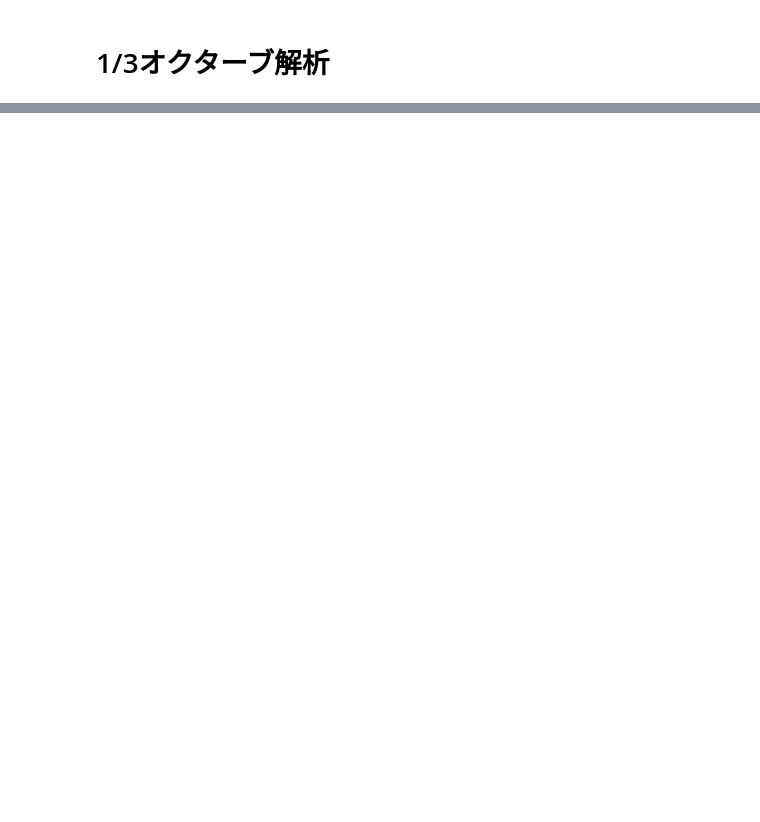
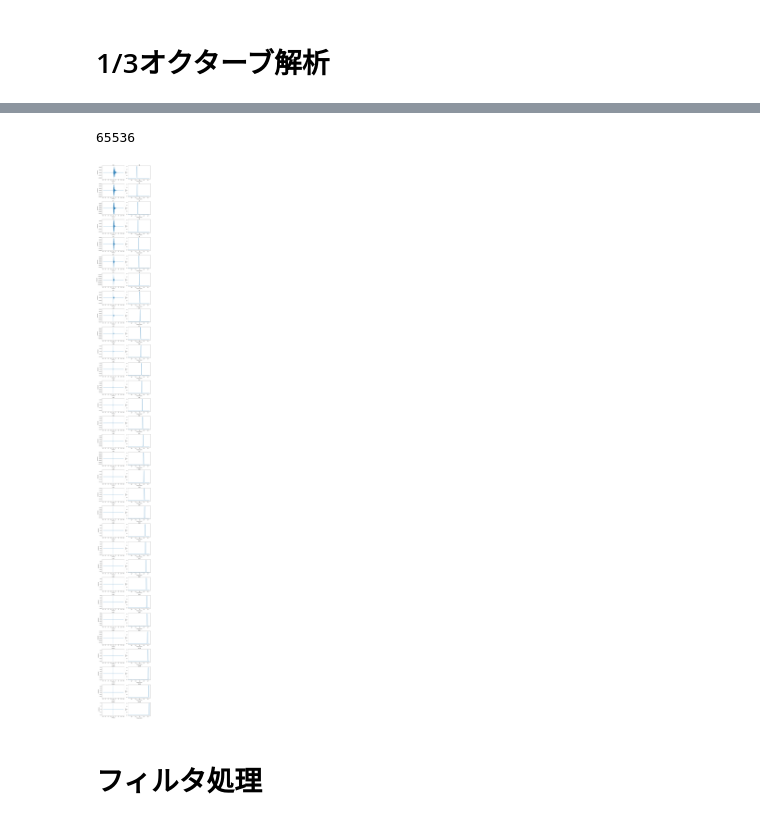
Before and after one commit to isuishi620/1-n_octave_analysis, a Jupyter notebook: src/PyFilterBank調査.ipynb, the cells around one changed output, grey strips where cells are left out. Drawn from its saved outputs; the diff is of its cells as text; code cells hidden in the pictures; blank space fills up the shorter version.

```diff
--- a/src/PyFilterBank調査.ipynb
+++ b/src/PyFilterBank調査.ipynb
@@ -64,0 +86,26 @@ AttributeError: function/symbol 'sosfilter_double' not found in library '/home/v
+# %%
+2**(16)
+# %% [output]
+65536
+# %%
+fig = plt.figure(figsize=(10,100))
+t = np.arange(y.shape[0])/fs
+for i, _y in enumerate(y.T):
+    ax = fig.add_subplot(len(y.T),2,i*2+1)
+    ax.plot(t,_y)
+    ax.set(xlabel='Time[s]',ylabel='Amplitude',title=f'{int(ofb.center_frequencies[i])}')
+
+    ax = fig.add_subplot(len(y.T),2,i*2+2)
+    _comp_spec = np.fft.rfft(a=_y)
+    _power_spec = np.abs(_comp_spec)**2
+    _power_spec[1:] *= 2
+
+    _freq = np.fft.rfftfreq(n=len(_y),d=1/fs)
+
+    ax.plot(_freq,_power_spec)
+    ax.set(xscale='log',xlabel='Frequency[Hz]',ylabel='Power',title=f'{int(ofb.center_frequencies[i])}')
+plt.tight_layout()
+# %% [output]
+[figure, added]
+# %% [markdown]
+# フィルタ処理
```
Also changed, not shown: parts of 8 cells of this notebook, 1 other file.
